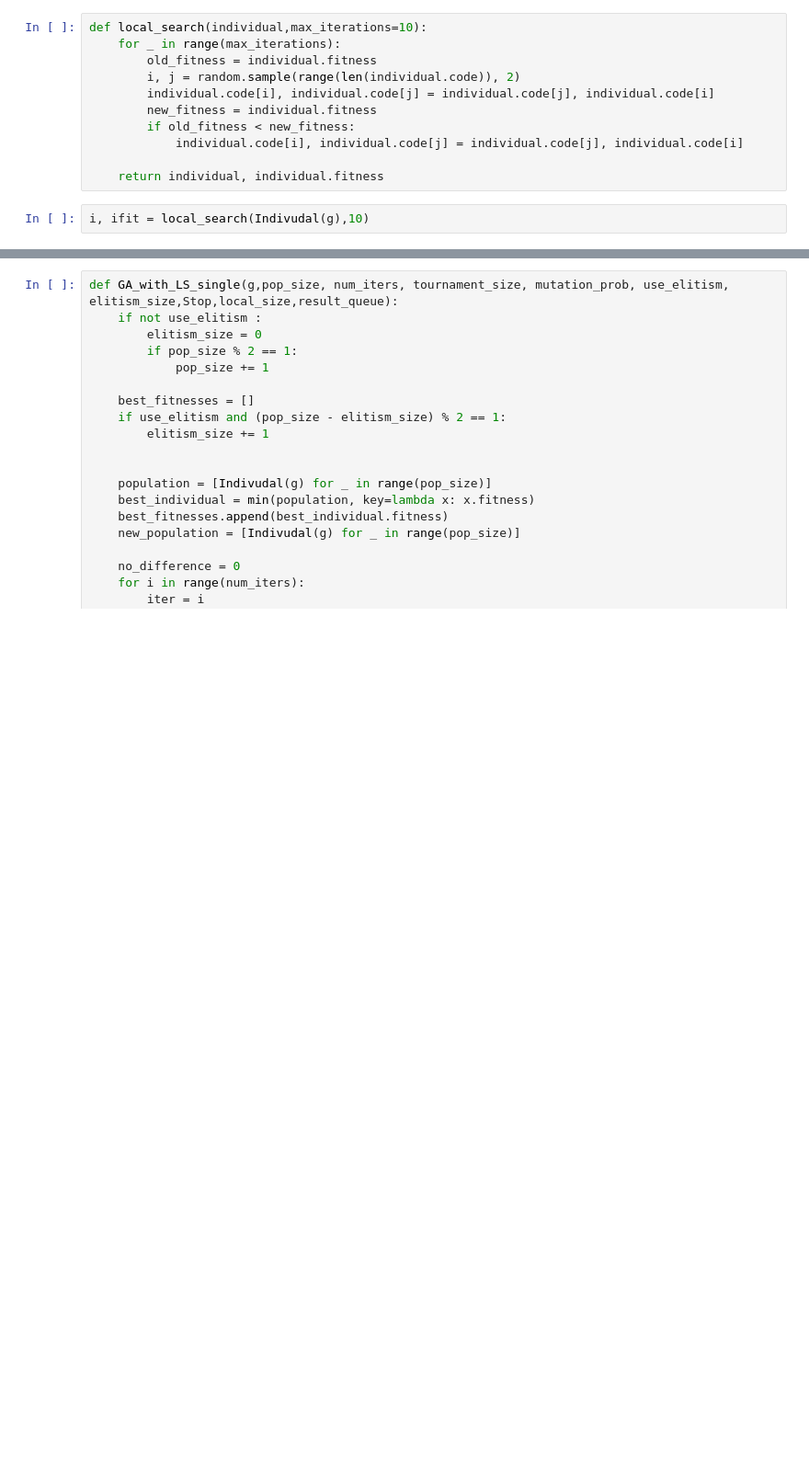
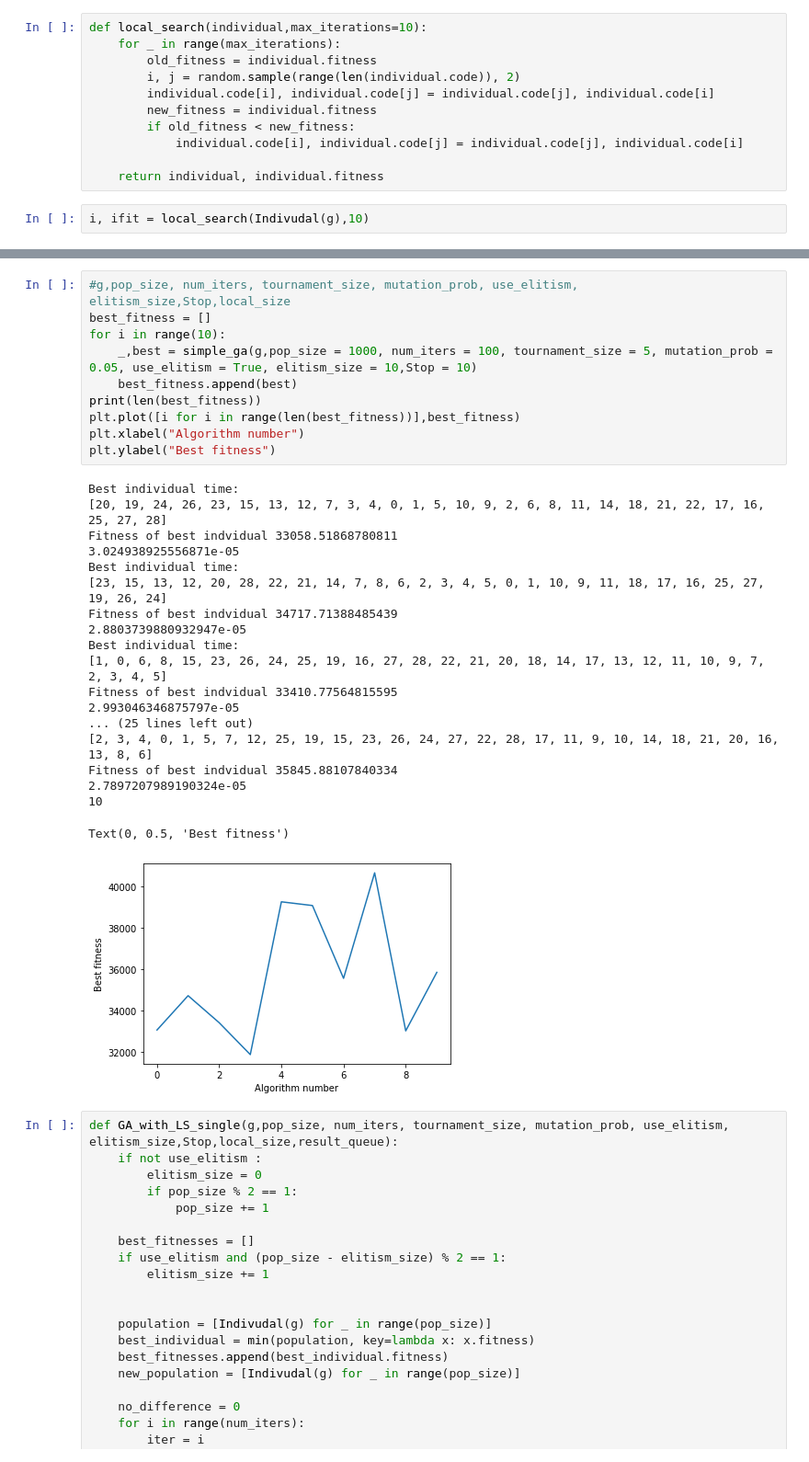
Before and after one commit to IvanaNest/ParallelGA, a Jupyter notebook: parallel.ipynb, the cells around one changed output, grey strips where cells are left out. Shown at 92% size. Drawn from its saved outputs; the diff is of its cells as text; blank space fills up the shorter version.

```diff
--- a/parallel.ipynb
+++ b/parallel.ipynb
@@ -356,3 +395,33 @@ plt.plot([i for i in range(len(best_fitnesses))],best_fitnesses)
+# %%
+#g,pop_size, num_iters, tournament_size, mutation_prob, use_elitism, elitism_size,Stop,local_size
+best_fitness = []
+for i in range(10):
+    _,best = simple_ga(g,pop_size = 1000, num_iters = 100, tournament_size = 5, mutation_prob = 0.05, use_elitism = True, elitism_size = 10,Stop = 10)
+    best_fitness.append(best)
+print(len(best_fitness))
+plt.plot([i for i in range(len(best_fitness))],best_fitness)
+plt.xlabel("Algorithm number")
+plt.ylabel("Best fitness")
+# %% [output]
+Best individual time:
+[20, 19, 24, 26, 23, 15, 13, 12, 7, 3, 4, 0, 1, 5, 10, 9, 2, 6, 8, 11, 14, 18, 21, 22, 17, 16, 25, 27, 28]
+Fitness of best indvidual 33058.51868780811
+3.024938925556871e-05
+Best individual time:
+[23, 15, 13, 12, 20, 28, 22, 21, 14, 7, 8, 6, 2, 3, 4, 5, 0, 1, 10, 9, 11, 18, 17, 16, 25, 27, 19, 26, 24]
+Fitness of best indvidual 34717.71388485439
+2.8803739880932947e-05
+Best individual time:
+[1, 0, 6, 8, 15, 23, 26, 24, 25, 19, 16, 27, 28, 22, 21, 20, 18, 14, 17, 13, 12, 11, 10, 9, 7, 2, 3, 4, 5]
+Fitness of best indvidual 33410.77564815595
+2.993046346875797e-05
+... (25 lines left out)
+[2, 3, 4, 0, 1, 5, 7, 12, 25, 19, 15, 23, 26, 24, 27, 22, 28, 17, 11, 9, 10, 14, 18, 21, 20, 16, 13, 8, 6]
+Fitness of best indvidual 35845.88107840334
+2.7897207989190324e-05
+10
+Text(0, 0.5, 'Best fitness')
+[figure, added]
 # %%
 def GA_with_LS_single(g,pop_size, num_iters, tournament_size, mutation_prob, use_elitism, elitism_size,Stop,local_size,result_queue):
     if not use_elitism :
```
Also changed, not shown: parts of 20 cells of this notebook, 1 other file.
